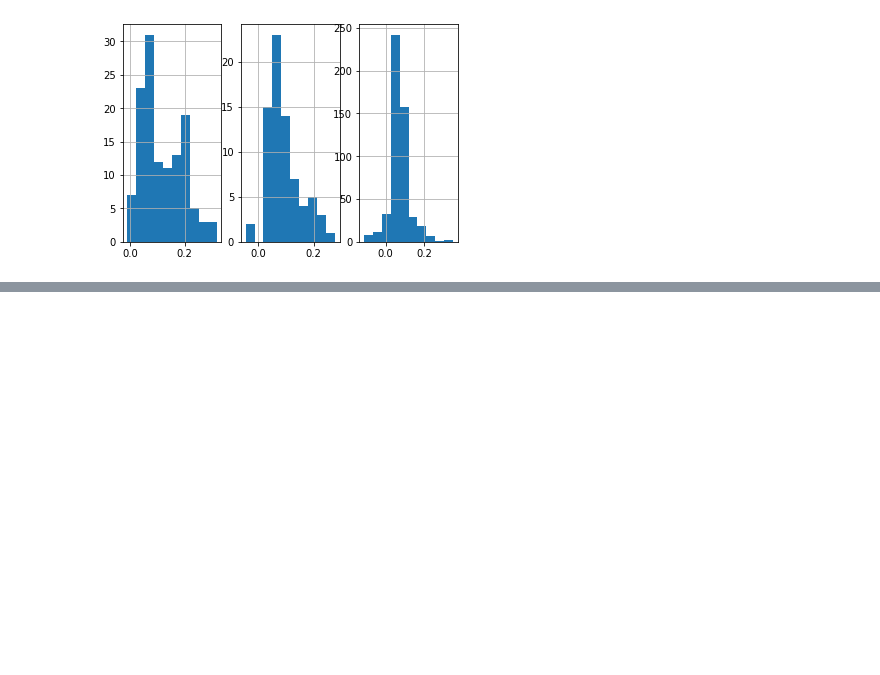
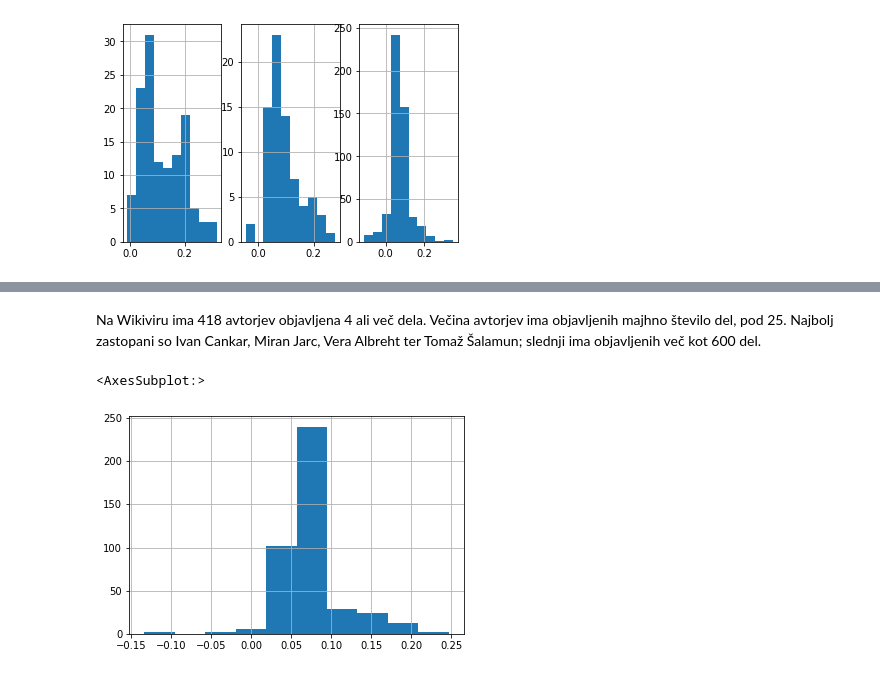
Before and after one commit to k3ap/prog1-projektna-naloga, a Jupyter notebook: analiza.ipynb, the cells around one changed output, grey strips where cells are left out. Cells and saved outputs as stored; diff of their text form; code cells hidden in the pictures; blank space fills up the shorter version.

```diff
--- a/analiza.ipynb
+++ b/analiza.ipynb
@@ -477,0 +506,11 @@ moderni[(2000 < moderni.leto) & (moderni.leto < 2011)].razlika.hist(ax=axs[2])
+# %% [markdown]
+Na Wikiviru ima 418 avtorjev objavljena 4 ali več dela.
+Večina avtorjev ima objavljenih majhno število del, pod 25.
+Najbolj zastopani so Ivan Cankar, Miran Jarc, Vera Albreht ter Tomaž Šalamun;
+slednji ima objavljenih več kot 600 del.
+# %%
+razlike = aktivni_avtorji.groupby(aktivni_avtorji.avtor).razlika.median().sort_values()
+razlike.hist()
+# %% [output]
+<AxesSubplot:>
+[figure, added]
```
Also changed, not shown: parts of 7 cells of this notebook.
